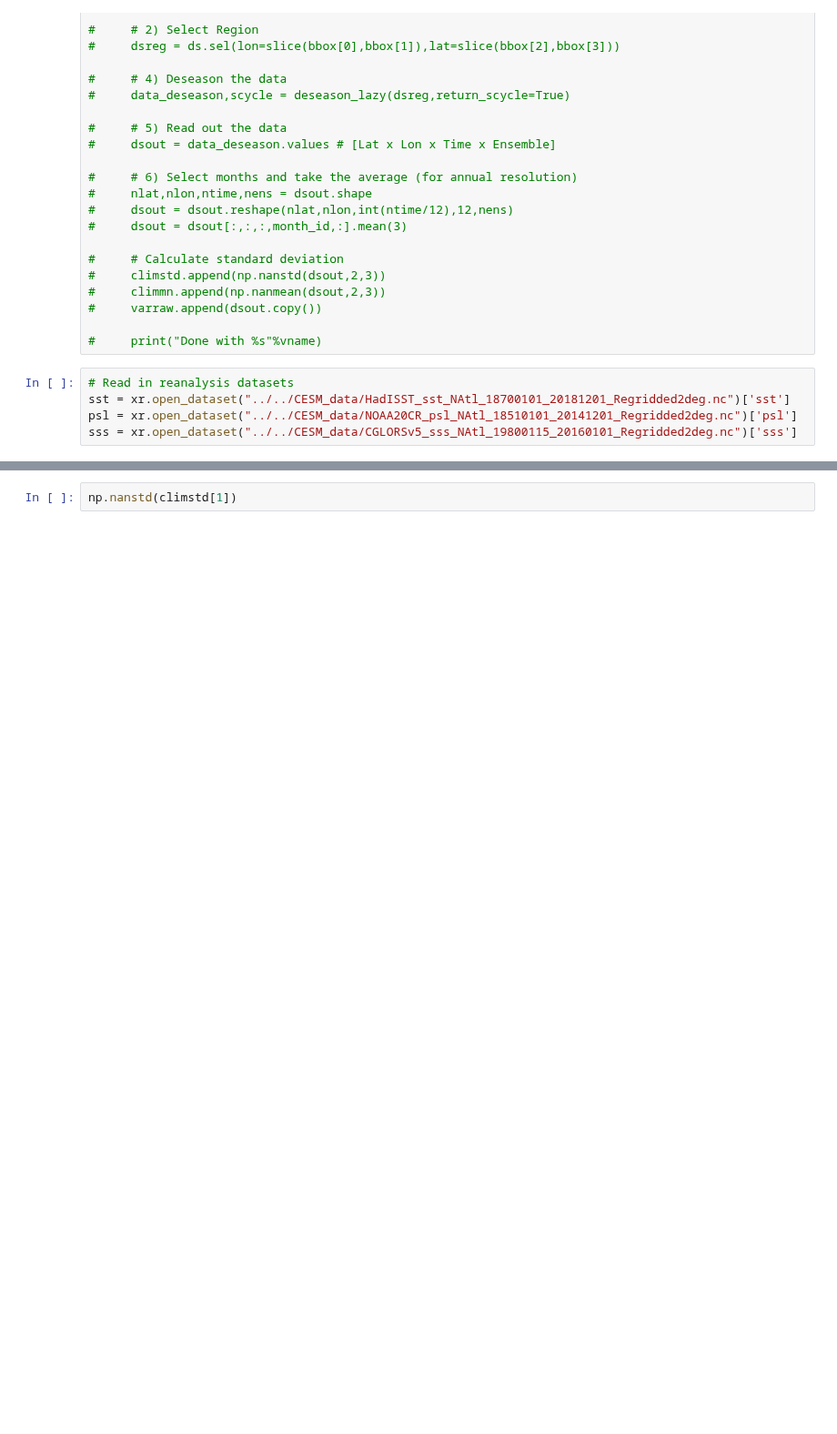
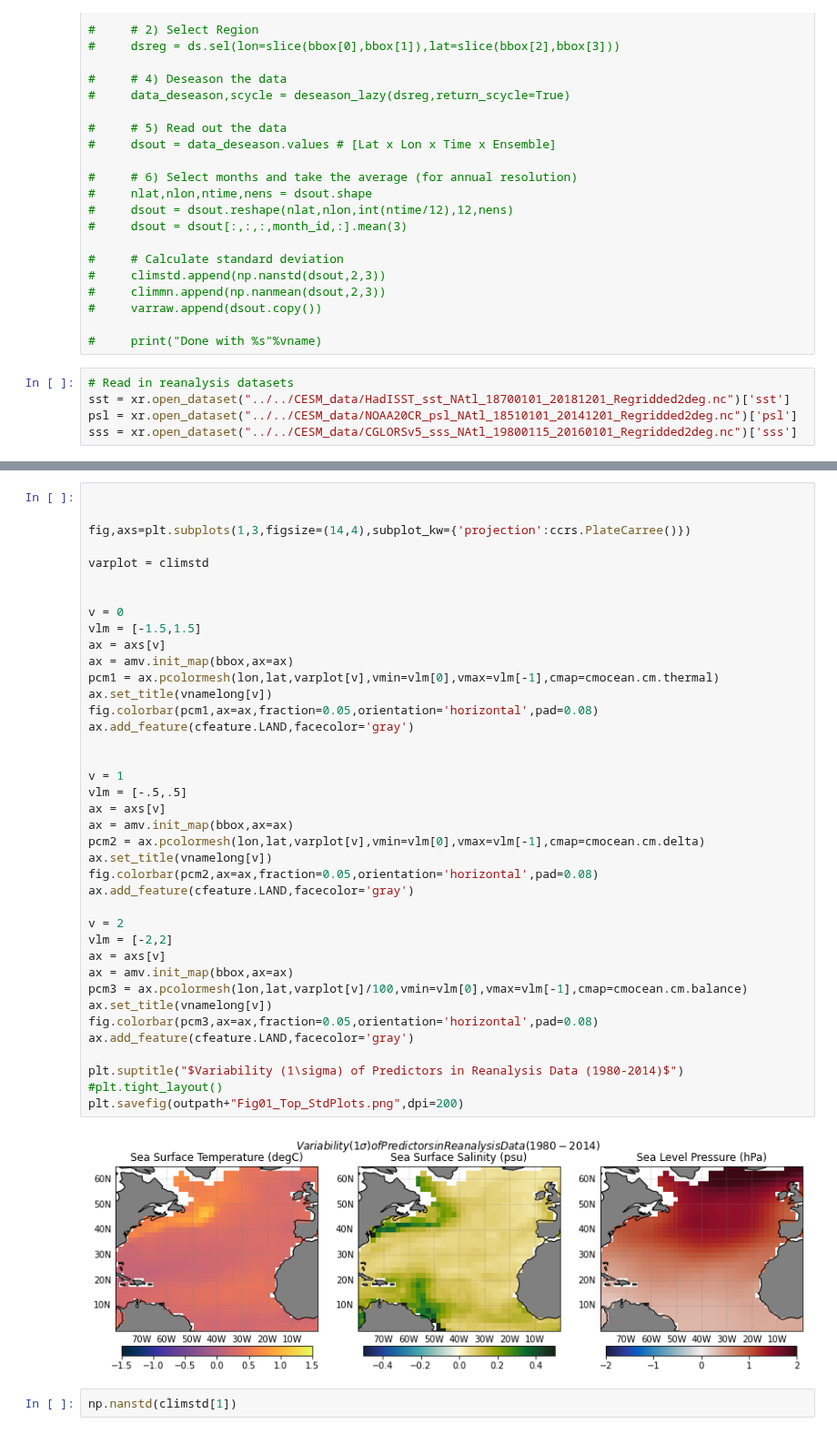
Before and after one commit to glennliu265/predict_amv, a Jupyter notebook: Analysis/plot_climatology_amv.ipynb, the cells around one changed output, grey strips where cells are left out. Shown at 91% size. Cells and saved outputs as stored; diff of their text form; blank space fills up the shorter version.

```diff
--- a/Analysis/plot_climatology_amv.ipynb
+++ b/Analysis/plot_climatology_amv.ipynb
@@ -294,6 +292,47 @@ plt.suptitle("Climatological Values of Predictors in Reanalysis Data (1980-2014)
 plt.savefig(outpath+"Fig01_Top_ClimPlots.png",dpi=200)
 # %% [output]
 [figure]
+# %%
+
+
+fig,axs=plt.subplots(1,3,figsize=(14,4),subplot_kw={'projection':ccrs.PlateCarree()})
+
+varplot = climstd
+
+
+v = 0
+vlm = [-1.5,1.5]
+ax = axs[v]
+ax = amv.init_map(bbox,ax=ax)
+pcm1 = ax.pcolormesh(lon,lat,varplot[v],vmin=vlm[0],vmax=vlm[-1],cmap=cmocean.cm.thermal)
+ax.set_title(vnamelong[v])
+fig.colorbar(pcm1,ax=ax,fraction=0.05,orientation='horizontal',pad=0.08)
+ax.add_feature(cfeature.LAND,facecolor='gray')
+
+
+v = 1
+vlm = [-.5,.5]
+ax = axs[v]
+ax = amv.init_map(bbox,ax=ax)
+pcm2 = ax.pcolormesh(lon,lat,varplot[v],vmin=vlm[0],vmax=vlm[-1],cmap=cmocean.cm.delta)
+ax.set_title(vnamelong[v])
+fig.colorbar(pcm2,ax=ax,fraction=0.05,orientation='horizontal',pad=0.08)
+ax.add_feature(cfeature.LAND,facecolor='gray')
+
+v = 2
+vlm = [-2,2]
+ax = axs[v]
+ax = amv.init_map(bbox,ax=ax)
+pcm3 = ax.pcolormesh(lon,lat,varplot[v]/100,vmin=vlm[0],vmax=vlm[-1],cmap=cmocean.cm.balance)
+ax.set_title(vnamelong[v])
+fig.colorbar(pcm3,ax=ax,fraction=0.05,orientation='horizontal',pad=0.08)
+ax.add_feature(cfeature.LAND,facecolor='gray')
+
+plt.suptitle("$Variability (1\sigma) of Predictors in Reanalysis Data (1980-2014)$")
+#plt.tight_layout()
+plt.savefig(outpath+"Fig01_Top_StdPlots.png",dpi=200)
+# %% [output]
+[figure, added]
 # %%
 np.nanstd(climstd[1])
 # %% [output]
```
Also changed, not shown: parts of 3 cells of this notebook, 5 other files.
